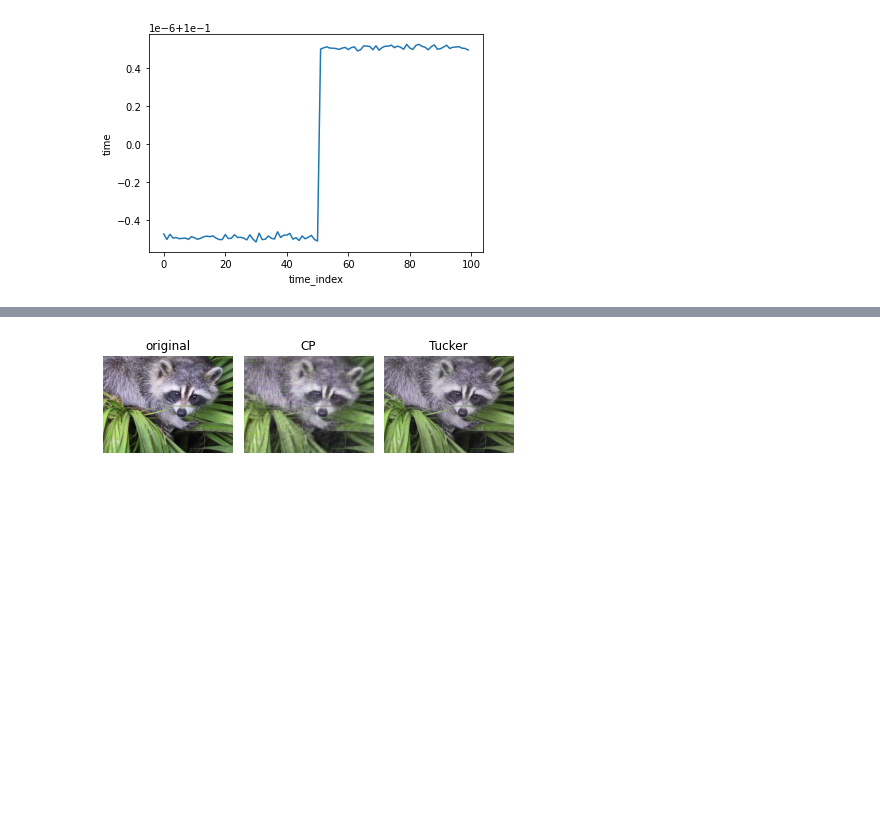
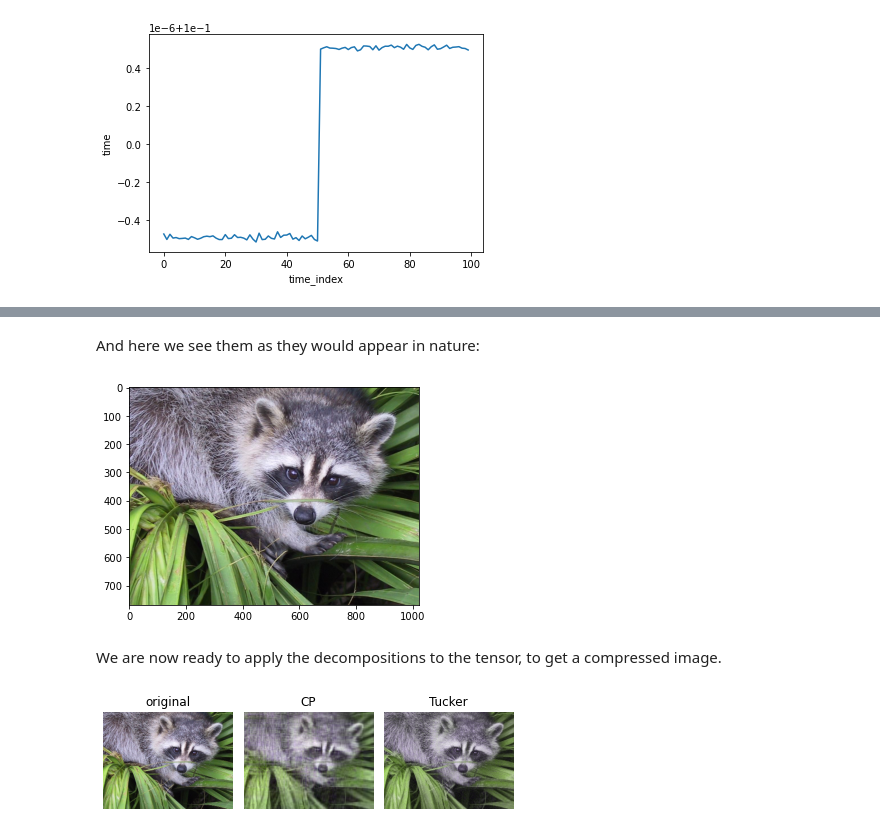
Before and after one commit to mascaretti/tensor-decomposition-tutorial, a Jupyter notebook: tutorial.ipynb, the cells around one changed output, grey strips where cells are left out. Cells and saved outputs as stored; diff of their text form; code cells hidden in the pictures; blank space fills up the shorter version.

```diff
--- a/tutorial.ipynb
+++ b/tutorial.ipynb
@@ -316,3 +344,13 @@ We are now going to compress an image using the two different approaches.
+# %% [markdown]
+And here we see them as they would appear in nature:
+# %%
+plt.gray()
+plt.imshow(face())
+plt.show()
+# %% [output]
+[figure, added]
+# %% [markdown]
+We are now ready to apply the decompositions to the tensor, to get a compressed image.
 # %%
 image = face()
 image = tl.tensor(zoom(face(), (0.3, 0.3, 1)), dtype='float64')
```
Also changed, not shown: parts of 5 cells of this notebook.
